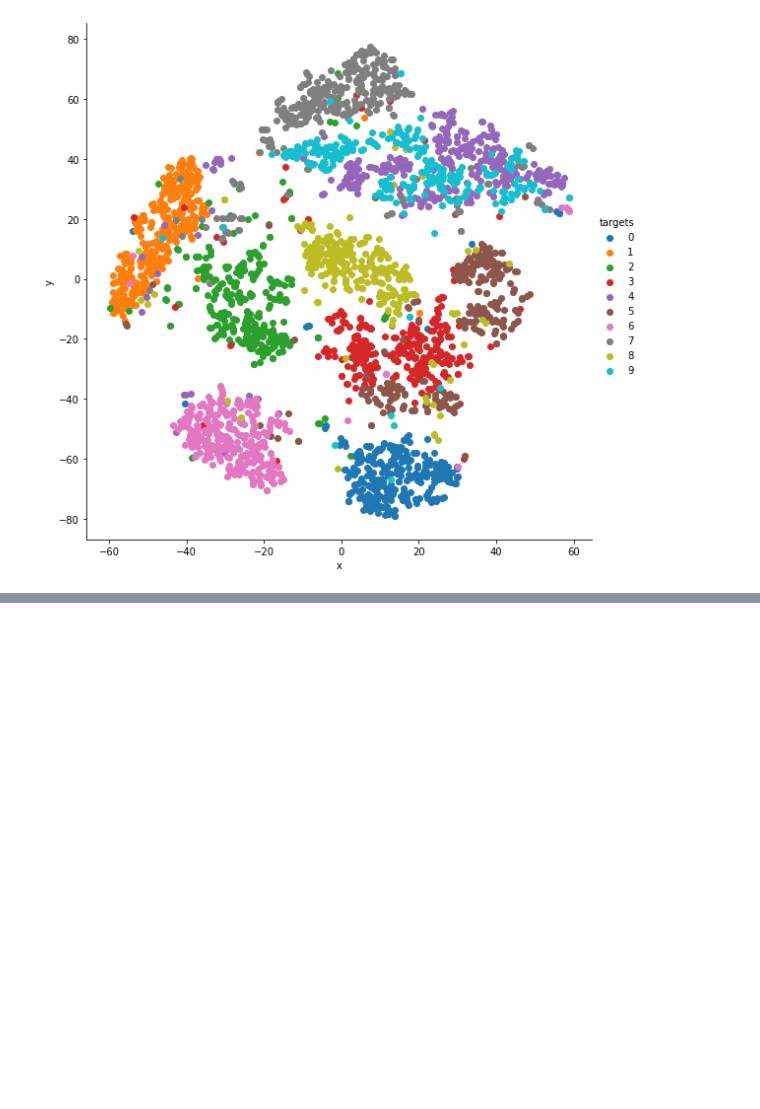
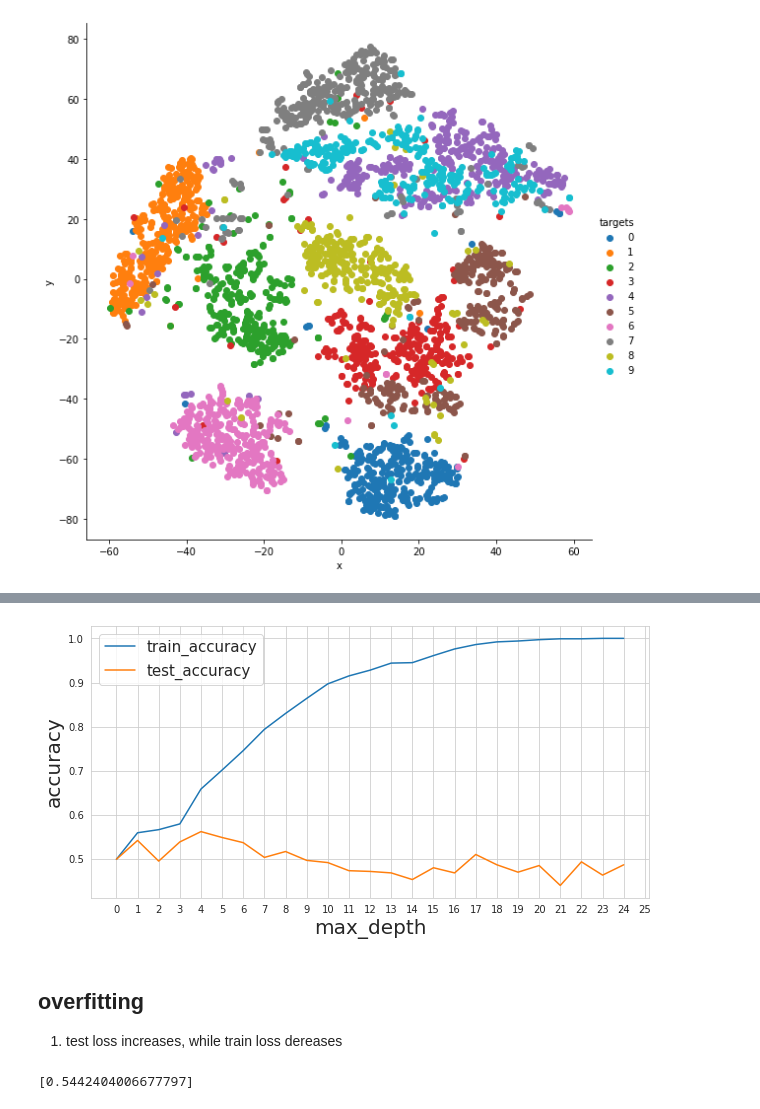
Before and after one commit to aneeshcheriank/approaching-any-machine-learning-problem, a Jupyter notebook: Supervised_vs_unsupervised.ipynb, the cells around one changed output, grey strips where cells are left out. Drawn from its saved outputs; the diff is of its cells as text; code cells hidden in the pictures; blank space fills up the shorter version.

```diff
--- a/Supervised_vs_unsupervised.ipynb
+++ b/Supervised_vs_unsupervised.ipynb
@@ -64,0 +91,4 @@ grid.map(plt.scatter, 'x', 'y').add_legend()
+# %%
+import pandas as pd
+df = pd.read_csv('winequality-red.csv')
+df.head()
@@ -64,0 +114,11 @@ grid.map(plt.scatter, 'x', 'y').add_legend()
+# %%
+quality_mapping = {
+    3:0,
+    4:1,
+    5:2,
+    6:3,
+    7:4,
+    8:5
+}
+
+df['quality'] = df['quality'].map(quality_mapping)
@@ -64,0 +173,64 @@ grid.map(plt.scatter, 'x', 'y').add_legend()
+# %%
+# fit a decision tree
+from sklearn import tree
+from sklearn import metrics
+
+import matplotlib.pyplot as plt
+import seaborn as sns
+
+%matplotlib inline
+
+train_accuracy = [.5]
+test_accuracy = [.5]
+
+for depth in range(1, 25):
+  clf = tree.DecisionTreeClassifier(max_depth = depth)
+
+  # choose the columns we need to train on
+  cols = [
+    'fixed acidity',
+    'volatile acidity',
+    'citric acid',
+    'residual sugar',
+    'chlorides',
+    'free sulfur dioxide',
+    'total sulfur dioxide',
+    'density',
+    'pH',
+    'sulphates',
+    'alcohol'
+  ]
+
+  # fit the model
+  clf.fit(df_train[cols], df_train['quality'])
+
+  # predict df_test.shapeon train and test
+  train_predictions = clf.predict(df_train[cols])
+  test_predictions = clf.predict(df_test[cols])
+
+  # calculate accuracy on training and test data
+  train_accuracy.append(
+      metrics.accuracy_score(df_train.quality, train_predictions)
+  )
+  test_accuracy.append(
+      metrics.accuracy_score(df_test.quality, test_predictions)
+  )
+
+plt.figure(figsize=(10, 5))
+sns.set_style('whitegrid')
+plt.plot(train_accuracy, label='train_accuracy')
+plt.plot(test_accuracy, label='test_accuracy')
+plt.legend(loc='upper left', prop={'size': 15})
+plt.xticks(range(0, 26, 1))
+plt.xlabel('max_depth', size=20)
+plt.ylabel('accuracy', size=20)
+plt.show()
+# %% [output]
+[figure, added]
+# %% [markdown]
+## overfitting
+1. test loss increases, while train loss dereases
+# %%
+test_accuracy
+# %% [output]
+[0.5442404006677797]
```
Also changed, not shown: parts of 6 cells of this notebook.
